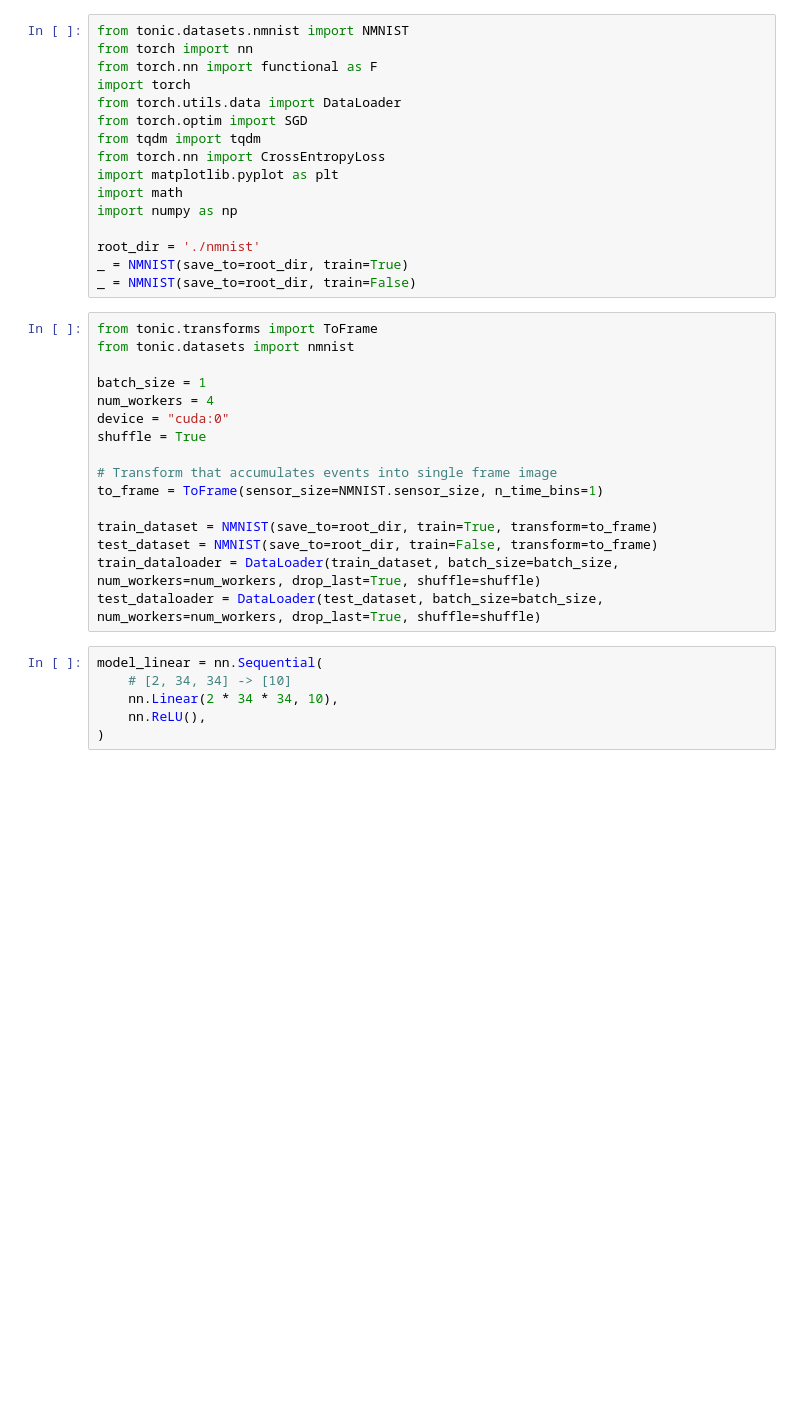
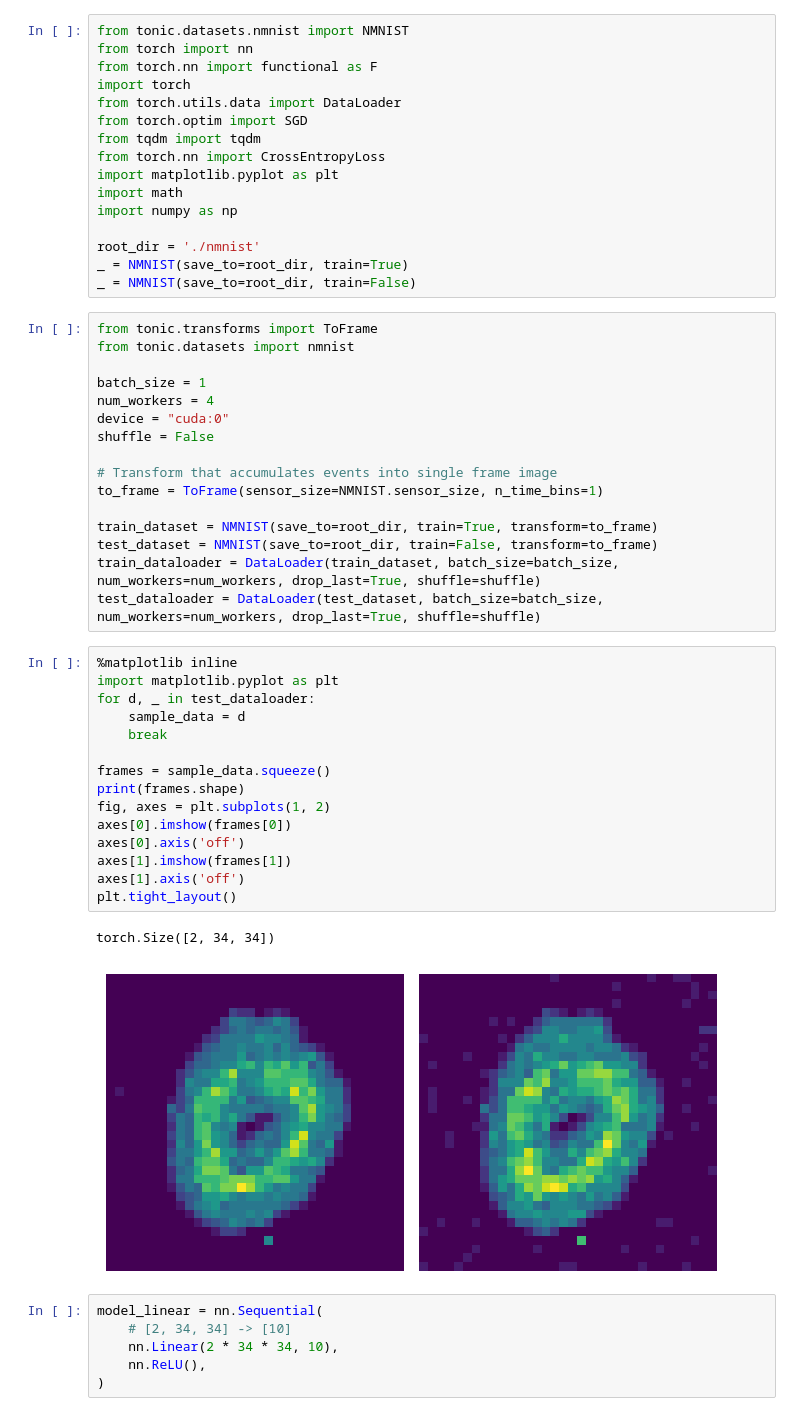
Before and after one commit to mrontio/Spiking-CNN, a Jupyter notebook: snn-training.ipynb, the cells around one changed output. Cells and saved outputs as stored; diff of their text form; blank space fills up the shorter version.

```diff
--- a/snn-training.ipynb
+++ b/snn-training.ipynb
@@ -21,7 +21,7 @@ from tonic.datasets import nmnist
 batch_size = 1
 num_workers = 4
 device = "cuda:0"
-shuffle = True
+shuffle = False
 
 # Transform that accumulates events into single frame image
 to_frame = ToFrame(sensor_size=NMNIST.sensor_size, n_time_bins=1)
@@ -30,6 +30,24 @@ train_dataset = NMNIST(save_to=root_dir, train=True, transform=to_frame)
 test_dataset = NMNIST(save_to=root_dir, train=False, transform=to_frame)
 train_dataloader = DataLoader(train_dataset, batch_size=batch_size, num_workers=num_workers, drop_last=True, shuffle=shuffle)
 test_dataloader = DataLoader(test_dataset, batch_size=batch_size, num_workers=num_workers, drop_last=True, shuffle=shuffle)
+# %%
+%matplotlib inline
+import matplotlib.pyplot as plt
+for d, _ in test_dataloader:
+    sample_data = d
+    break
+
+frames = sample_data.squeeze()
+print(frames.shape)
+fig, axes = plt.subplots(1, 2)
+axes[0].imshow(frames[0])
+axes[0].axis('off')
+axes[1].imshow(frames[1])
+axes[1].axis('off')
+plt.tight_layout()
+# %% [output]
+torch.Size([2, 34, 34])
+[figure, added]
 # %%
 model_linear = nn.Sequential(
     # [2, 34, 34] -> [10]
```
Also changed, not shown: parts of 33 cells of this notebook, 6 other files.
